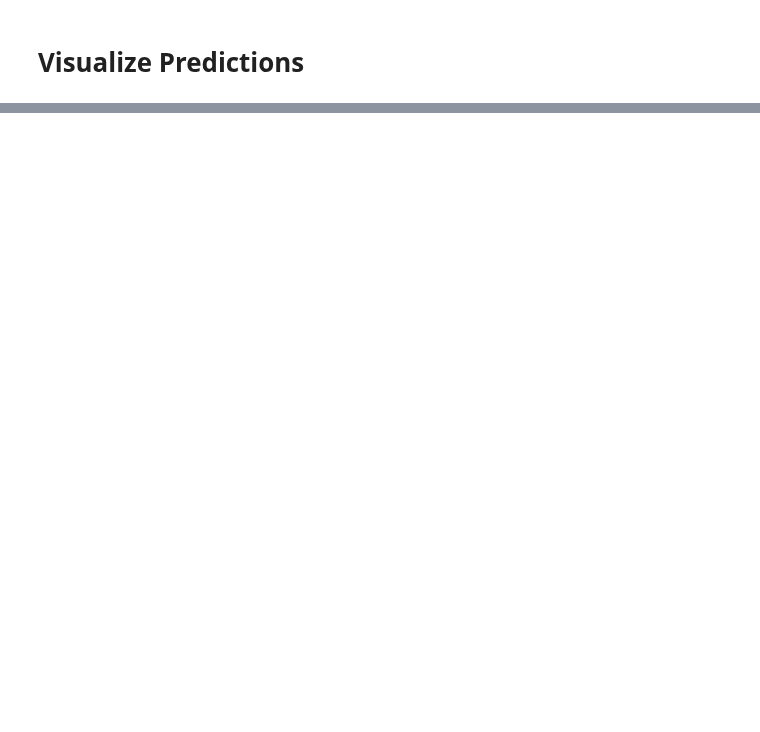
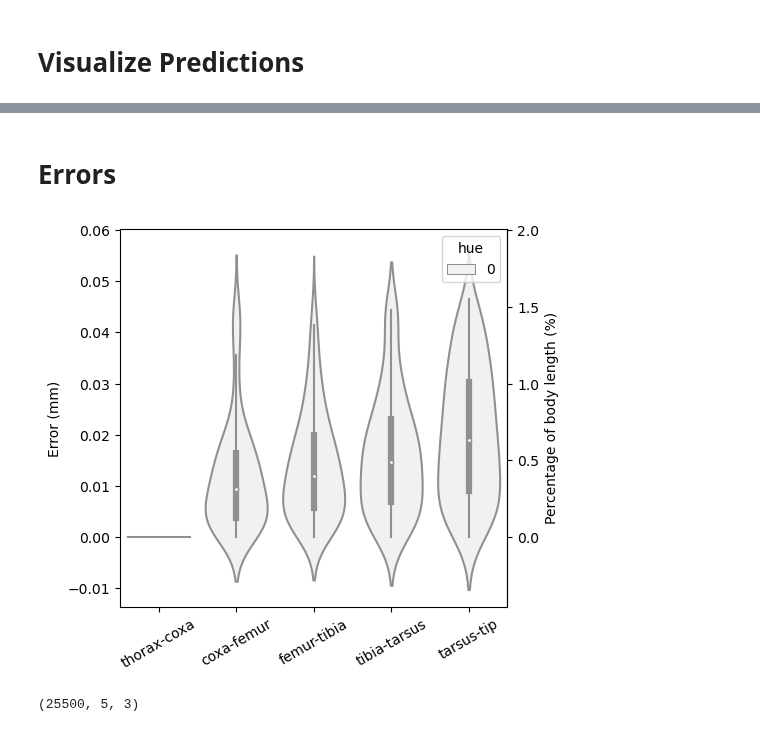
Before and after one commit to NeLy-EPFL/LiftPose3D, a Jupyter notebook: examples/fly_prism/fly_prism.ipynb, the cells around one changed output, grey strips where cells are left out. Cells and saved outputs as stored; diff of their text form; code cells hidden in the pictures; blank space fills up the shorter version.

```diff
--- a/examples/fly_prism/fly_prism.ipynb
+++ b/examples/fly_prism/fly_prism.ipynb
@@ -123,0 +144,42 @@ plot_pose_3d(ax, tar=test_3d_gt[t],
+# %% [markdown]
+# Errors
+# %%
+%matplotlib inline
+from liftpose.plot import violin_plot
+import random, string
+plt.figure(figsize=(5,5), dpi=100)
+names = ['thorax-coxa','coxa-femur','femur-tibia','tibia-tarsus','tarsus-tip']
+ax = plt.gca()
+s = test_3d_gt.shape
+test_3d_gt_reshape = test_3d_gt.reshape(s[0]*6, s[1]//6, 3)
+test_3d_pred_reshape = test_3d_pred.reshape(s[0]*6, s[1]//6, 3)
+violin_plot(ax, test_3d_gt=test_3d_gt_reshape, test_3d_pred=test_3d_pred_reshape, test_keypoints=np.ones_like(test_3d_gt_reshape),
+                joints_name=names, order=names, units='mm', body_length=3)
+# %% [output]
+[figure, added]
+# %%
+import cv2
+def video_to_imgs(vid_path):
+    '''Convert video to a list of images'''
+
+    cap = cv2.VideoCapture(vid_path)
+    imgs = []
+    while True:
+        flag, frame = cap.read()
+        if flag:
+            imgs.append(frame)
+        else:
+            break
+
+    return imgs
+
+imgs = video_to_imgs('output.mp4')
+for i, im in enumerate(imgs):
+    if i<10:
+        cv2.imwrite('00' + str(i) + '.png', im)
+    elif i<100:
+        cv2.imwrite('0' + str(i) + '.png', im)
+    else:
+        cv2.imwrite(str(i) + '.png', im)
+# %% [output]
+(25500, 5, 3)
```
Also changed, not shown: parts of 9 cells of this notebook, 4 other files.
